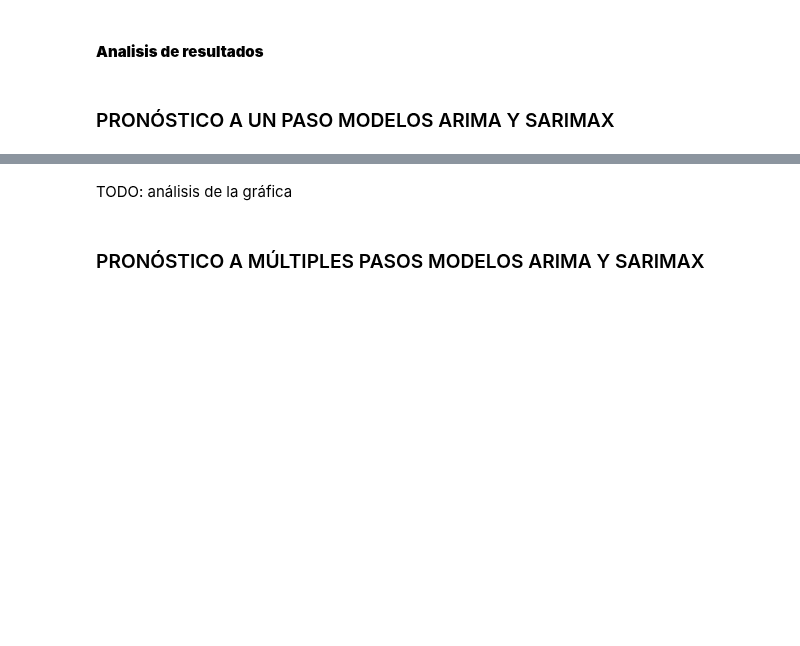
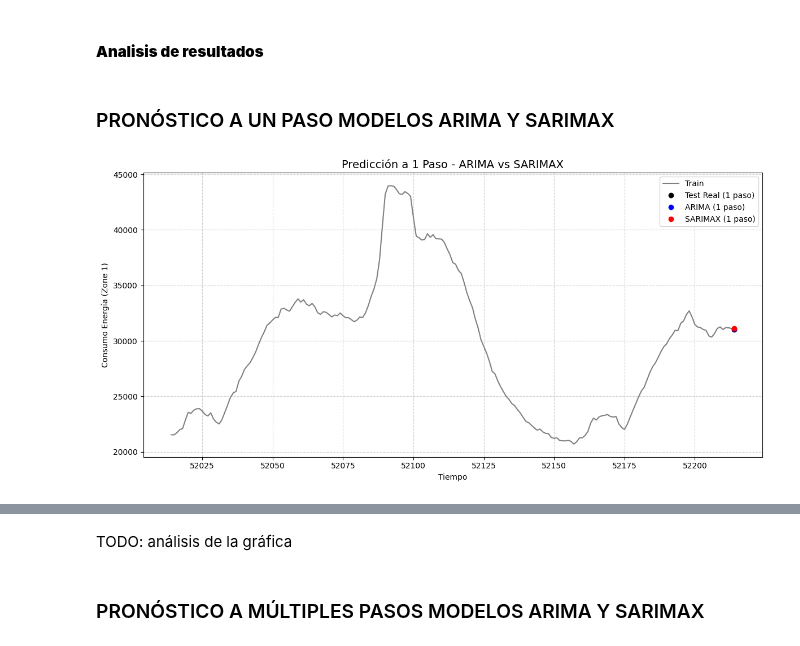
Before and after one commit to DCajiao/Time-series-forecast-of-energy-consumption-in-Tetouan-City, a Jupyter notebook: notebooks/01_ARIMA_SARIMA_modeling.ipynb, the cells around one changed output, grey strips where cells are left out. Drawn from its saved outputs; the diff is of its cells as text; code cells hidden in the pictures; blank space fills up the shorter version.

```diff
--- a/notebooks/01_ARIMA_SARIMA_modeling.ipynb
+++ b/notebooks/01_ARIMA_SARIMA_modeling.ipynb
@@ -29,9 +29,3 @@ response = requests.get(DATA_GITHUB_URL)
 
 # Convertir en un df desde el xlsx de github
 df = pd.read_csv(BytesIO(response.content), sep=',')
-# %%
-# 2. Convertir datetime a formato fecha
-df['datetime'] = pd.to_datetime(df['datetime'])
-
-# 3. Crear subset con las columnas que se necesitan
-df_subset = df[['datetime', 'zone_1', 'zone_2', 'zone_3', 'temperature']].copy()
@@ -92,3 +52,5 @@ df_zone1 = df[["zone_1"] + variables].copy()
+# %%
+df_zone1 = df
 # %% [markdown]
 Extracción de características (como la estacionariedad).
 # %%
@@ -153,9 +132,9 @@ def wape(y_true, y_pred):
 # %% [markdown]
 A un paso
 # %%
-# Usar últimos 90 días
-n_dias = 90
-n_observaciones = n_dias * 24 * 6  # 90 días * 24h * 6 intervalos = 12960 observaciones
+# Usar últimos 7 días
+n_dias = 7
+n_observaciones = n_dias * 24 * 6  # 7 días * 24h * 6 intervalos = 12960 observaciones
 # %%
 # PREDICCIÓN A UN PASO (10 minutos adelante)
 
@@ -400,23 +302,28 @@ except Exception as e:
 # %% [markdown]
 ### PRONÓSTICO A UN PASO MODELOS ARIMA Y SARIMAX
 # %%
-plt.figure(figsize=(14,6))
+plt.figure(figsize=(12,6))
 
-# Serie real de test
-plt.plot(test_serie.index, test_serie, label="Test Real", color="black", linewidth=2)
+# Últimos puntos del train (para contexto)
+plt.plot(train_serie.index[-200:], train_serie.values[-200:], label="Train", color="gray")
 
-# Predicción ARIMA
-if pred_arima is not None:
-    plt.plot(test_serie.index, pred_arima, label="ARIMA (1 paso)", color="blue", linestyle="--", alpha=0.8)
+# Primer punto real del test
+plt.plot(test_serie.index[0], test_serie.iloc[0], 'o', color="black", label="Test Real (1 paso)")
 
-# Predicción SARIMAX
-if pred_sarimax is not None:
-    plt.plot(test_serie.index, pred_sarimax, label="SARIMAX (1 paso)", color="red", linestyle="--", alpha=0.8)
+# Predicción ARIMA (1 paso)
+if pred_arima_1 is not None:
+    plt.plot(pred_arima_1.index, pred_arima_1.values, 'o', color="blue", label="ARIMA (1 paso)")
 
-plt.title("Predicción a 1 Paso Adelante (Test vs ARIMA vs SARIMAX)", fontsize=14)
+# Predicción SARIMAX (1 paso)
+if pred_sarimax_1 is not None:
+    plt.plot(pred_sarimax_1.index, pred_sarimax_1.values, 'o', color="red", label="SARIMAX (1 paso)")
+
+plt.title("Predicción a 1 Paso - ARIMA vs SARIMAX", fontsize=14)
 plt.xlabel("Tiempo")
 plt.ylabel("Consumo Energía (Zone 1)")
 plt.legend()
 plt.grid(True, linestyle="--", alpha=0.6)
 plt.tight_layout()
 plt.show()
+# %% [output]
+[figure, added]
```
Also changed, not shown: parts of 22 cells of this notebook.
